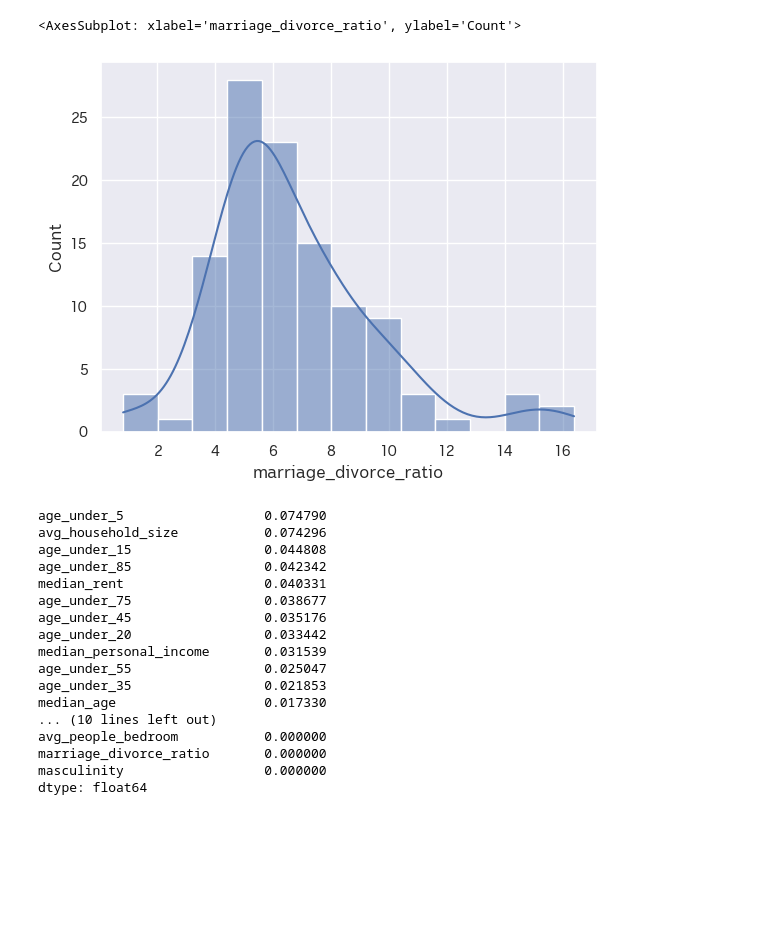
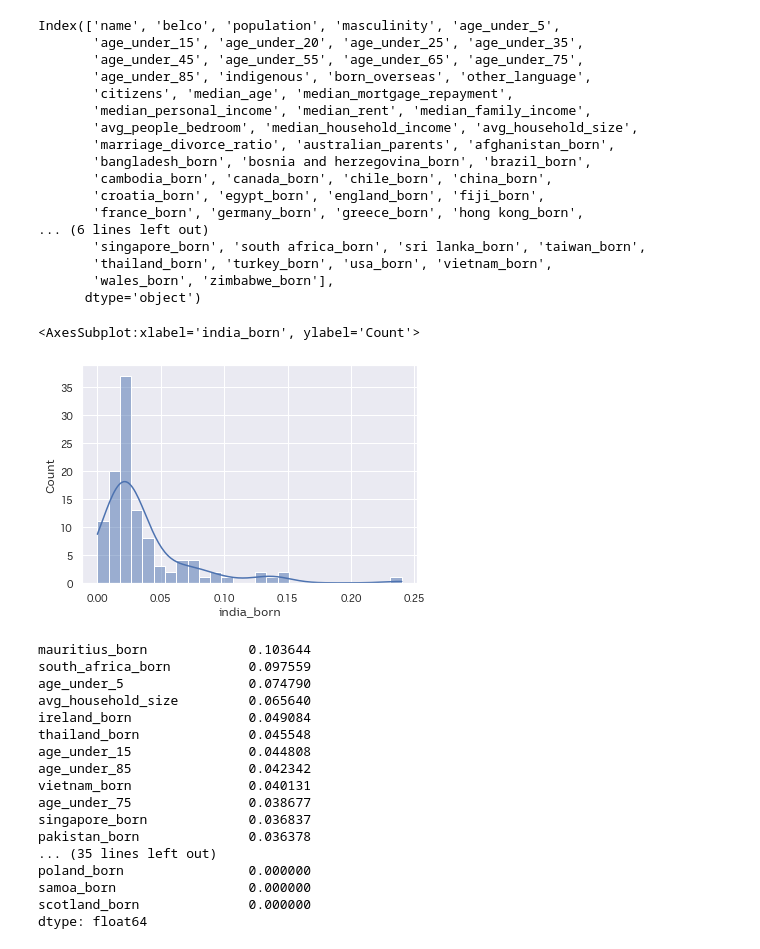
Before and after one commit to MarkusMannheim/censusdata, a Jupyter notebook: data/canberra_suburbs.ipynb, the cells around one changed output. Drawn from its saved outputs; the diff is of its cells as text; code cells hidden in the pictures; blank space fills up the shorter version.

```diff
--- a/data/canberra_suburbs.ipynb
+++ b/data/canberra_suburbs.ipynb
@@ -130,14 +193,34 @@ suburb_data.columns.tolist()
  '55_59_years_non_indigenous_females',
  '55_59_years_non_indigenous_persons',
  ...]
+# %%
+data.columns
+# %% [output]
+Index(['name', 'belco', 'population', 'masculinity', 'age_under_5',
+       'age_under_15', 'age_under_20', 'age_under_25', 'age_under_35',
+       'age_under_45', 'age_under_55', 'age_under_65', 'age_under_75',
+       'age_under_85', 'indigenous', 'born_overseas', 'other_language',
+       'citizens', 'median_age', 'median_mortgage_repayment',
+       'median_personal_income', 'median_rent', 'median_family_income',
+       'avg_people_bedroom', 'median_household_income', 'avg_household_size',
+       'marriage_divorce_ratio', 'australian_parents', 'afghanistan_born',
+       'bangladesh_born', 'bosnia and herzegovina_born', 'brazil_born',
+       'cambodia_born', 'canada_born', 'chile_born', 'china_born',
+       'croatia_born', 'egypt_born', 'england_born', 'fiji_born',
+       'france_born', 'germany_born', 'greece_born', 'hong kong_born',
+... (6 lines left out)
+       'singapore_born', 'south africa_born', 'sri lanka_born', 'taiwan_born',
+       'thailand_born', 'turkey_born', 'usa_born', 'vietnam_born',
+       'wales_born', 'zimbabwe_born'],
+      dtype='object')
 # %%
 sns.histplot(
-    data=data.marriage_divorce_ratio,
+    data=data.india_born,
     kde=True
 )
 # %% [output]
-<AxesSubplot: xlabel='marriage_divorce_ratio', ylabel='Count'>
+<AxesSubplot:xlabel='india_born', ylabel='Count'>
-[figure, old version]
+[figure, new version]
 # %%
 X = data.iloc[:, 3:]
 y = data.loc[:, "belco"]
@@ -163,22 +246,22 @@ mi_scores = pd.Series(
 # )
 # X_reduced = selector.fit_transform(X, y)
 
-mi_scores
+mi_scores.head(50)
 # %% [output]
-age_under_5                  0.074790
-avg_household_size           0.074296
-age_under_15                 0.044808
-age_under_85                 0.042342
-median_rent                  0.040331
-age_under_75                 0.038677
-age_under_45                 0.035176
-age_under_20                 0.033442
-median_personal_income       0.031539
-age_under_55                 0.025047
-age_under_35                 0.021853
-median_age                   0.017330
-... (10 lines left out)
-avg_people_bedroom           0.000000
-marriage_divorce_ratio       0.000000
-masculinity                  0.000000
+mauritius_born             0.103644
+south_africa_born          0.097559
+age_under_5                0.074790
+avg_household_size         0.065640
+ireland_born               0.049084
+thailand_born              0.045548
+age_under_15               0.044808
+age_under_85               0.042342
+vietnam_born               0.040131
+age_under_75               0.038677
+singapore_born             0.036837
+pakistan_born              0.036378
+... (35 lines left out)
+poland_born                0.000000
+samoa_born                 0.000000
+scotland_born              0.000000
 dtype: float64
```
Also changed, not shown: parts of 1 cell of this notebook.
